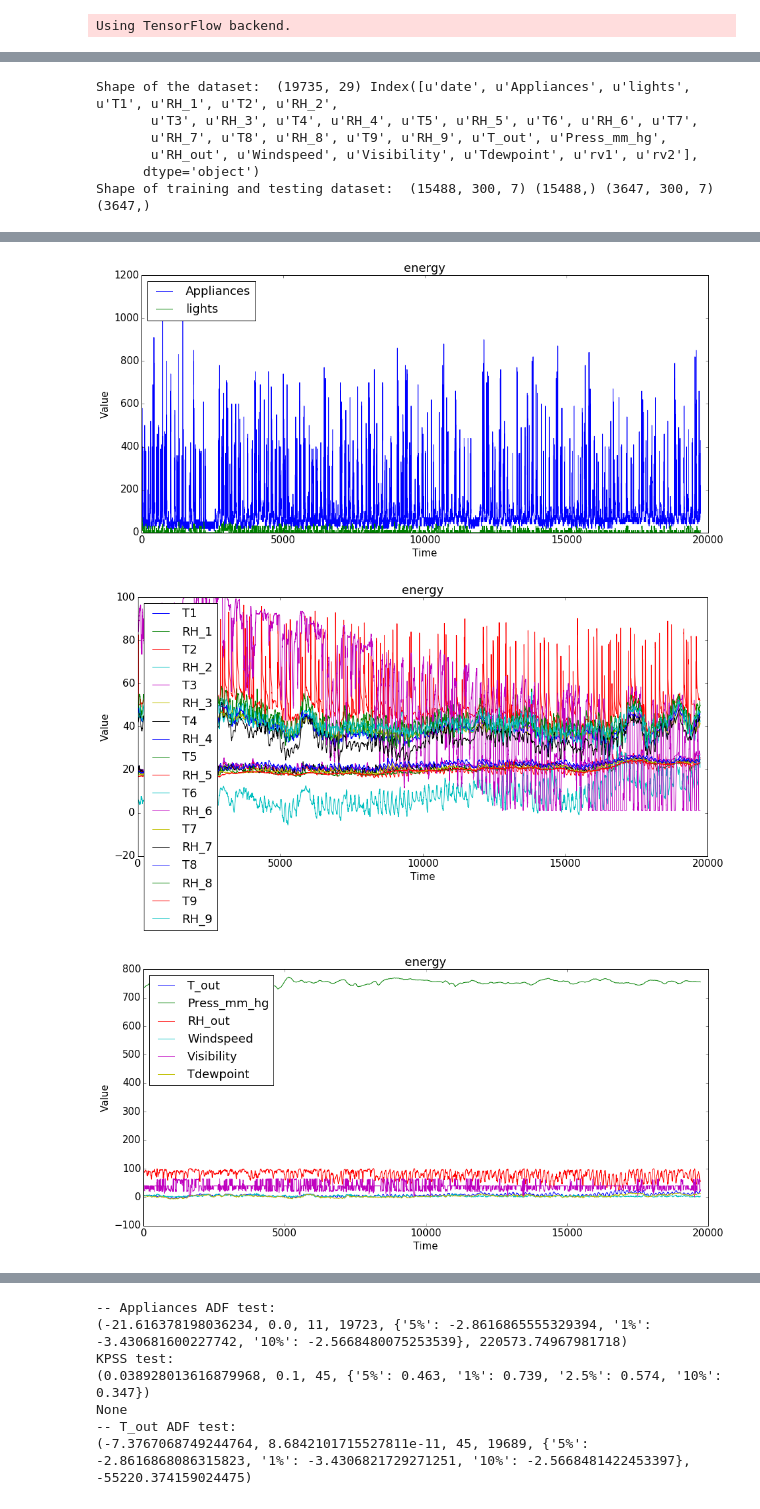
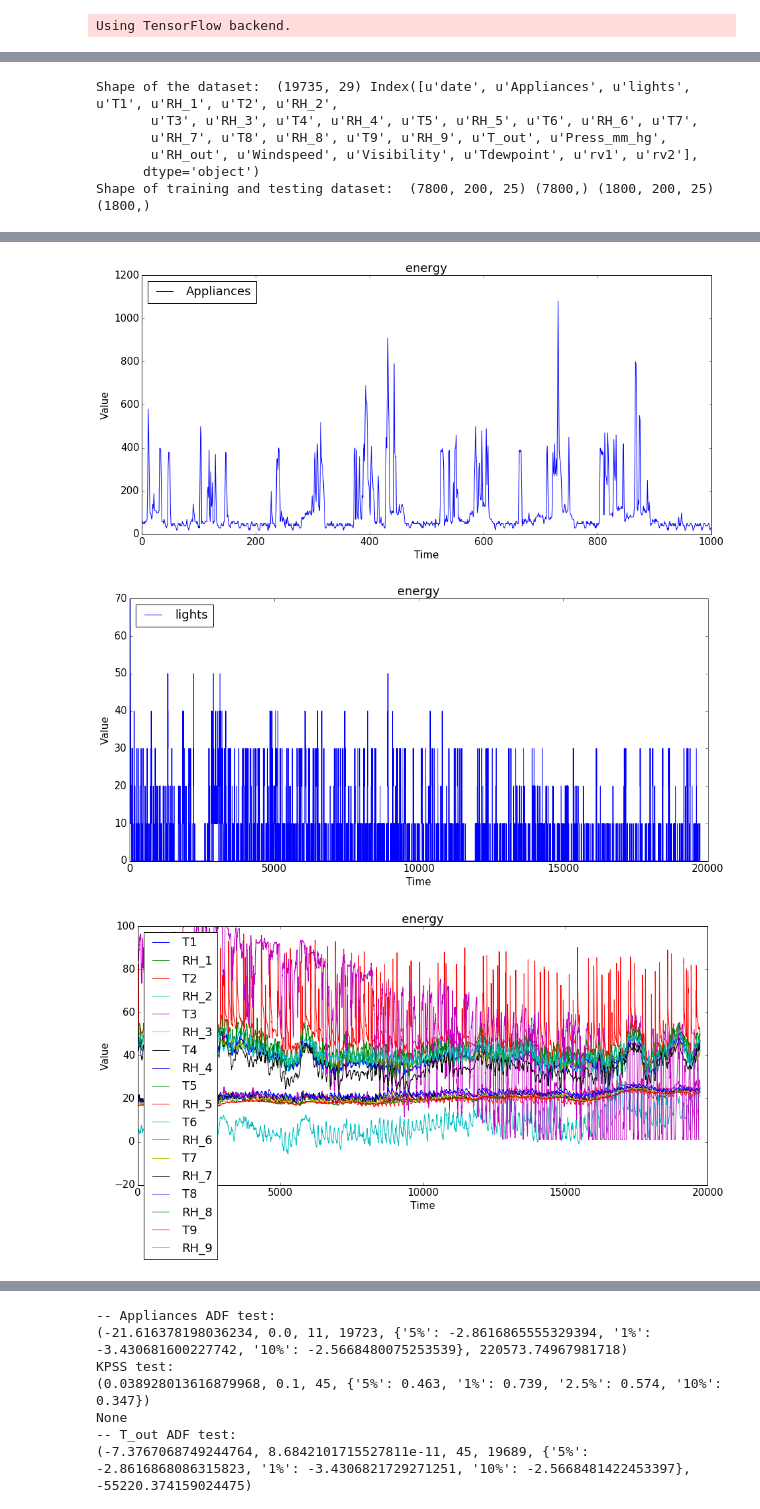
Before and after one commit to weilai0980/tsRNN, a Jupyter notebook: forecasting/data_prep.ipynb, the cells around one changed output, grey strips where cells are left out. Saved outputs shown, nothing was run; the diff lists cells and outputs as text; code cells hidden in the pictures.

```diff
--- a/forecasting/data_prep.ipynb
+++ b/forecasting/data_prep.ipynb
@@ -141,7 +141,7 @@ def multivariate_ts_plot( dta_df, title_str ):
 # ---- common parameters ----
 para_uni_variate = False
 para_train_test_split = False
-para_win_size = 300
+para_win_size = 200
 para_is_stateful = False
 # %%
 # ---- DATA pm2.5 ----
@@ -238,16 +245,17 @@ print 'Shape of the dataset: ', dta_df.shape, dta_df.columns
 
 # prepare training and testing data
 split_idx = int(0.8*dta_df.shape[0])
-para_train_range = (0, split_idx)
-para_test_range  = (split_idx, dta_df.shape[0])
+para_train_range = (0, 8000)
+para_test_range  = (8000, 10000)
 
 target_col = 'Appliances'
-feature_cols = ['T_out', 'Press_mm_hg', 'RH_out', 'Windspeed', 'Visibility', 'Tdewpoint']
+feature_cols = ['T_out', 'Press_mm_hg', 'RH_out', 'Windspeed', 'Visibility', 'Tdewpoint',
+                'T1', 'RH_1', 'T2', 'RH_2', 'T3', 'RH_3', 'T4', 'RH_4', 'T5', 'RH_5',\
+                'T6', 'RH_6', 'T7', 'RH_7', 'T8', 'RH_8', 'T9', 'RH_9']
 
 
 x_train, x_test, y_train, y_test = \
-build_training_testing_data_4learning( dta_df, 'Appliances', ['T_out', 'Press_mm_hg', 'RH_out', 'Windspeed',\
-                                                              'Visibility', 'Tdewpoint'], \
+build_training_testing_data_4learning( dta_df, target_col, feature_cols, \
                                 para_uni_variate, para_train_test_split, para_win_size, \
                                 para_train_range, para_test_range, para_is_stateful )
 
@@ -260,17 +268,21 @@ y_distribution_plot( y_train, 'y in training_data' )
 y_distribution_plot( y_test,  'y in testing_data' )
 
 
-multivariate_ts_plot( dta_df[['Appliances', 'lights']], 'energy')
+multivariate_ts_plot( dta_df[['Appliances']].iloc[:1000], 'energy')
+
+multivariate_ts_plot( dta_df[['lights']], 'energy')
 
 multivariate_ts_plot( dta_df[['T1', 'RH_1', 'T2', 'RH_2', 'T3', 'RH_3', 'T4', 'RH_4', 'T5', 'RH_5',\
                              'T6', 'RH_6', 'T7', 'RH_7', 'T8', 'RH_8', 'T9', 'RH_9']], 'energy')
 
-multivariate_ts_plot( dta_df[['T_out', 'Press_mm_hg', 'RH_out', 'Windspeed', 'Visibility', 'Tdewpoint']], 'energy')
+multivariate_ts_plot( dta_df[[ 'T_out', 'RH_out', 'Windspeed', 'Visibility', 'Tdewpoint']], 'energy')
+
+multivariate_ts_plot( dta_df[['Press_mm_hg']], 'energy')
 # %% [output]
 Shape of the dataset:  (19735, 29) Index([u'date', u'Appliances', u'lights', u'T1', u'RH_1', u'T2', u'RH_2',
        u'T3', u'RH_3', u'T4', u'RH_4', u'T5', u'RH_5', u'T6', u'RH_6', u'T7',
        u'RH_7', u'T8', u'RH_8', u'T9', u'RH_9', u'T_out', u'Press_mm_hg',
        u'RH_out', u'Windspeed', u'Visibility', u'Tdewpoint', u'rv1', u'rv2'],
       dtype='object')
-Shape of training and testing dataset:  (15488, 300, 7) (15488,) (3647, 300, 7) (3647,)
+Shape of training and testing dataset:  (7800, 200, 25) (7800,) (1800, 200, 25) (1800,)
 [figure]
@@ -278,3 +290,3 @@ Shape of training and testing dataset:  (15488, 300, 7) (15488,) (3647, 300, 7)
-[figure, old version]
+[figure, new version]
-[figure, old version]
+[figure, new version]
-[figure, old version]
+[figure, new version]
```
Also changed, not shown: parts of 5 cells of this notebook, 12 other files.
